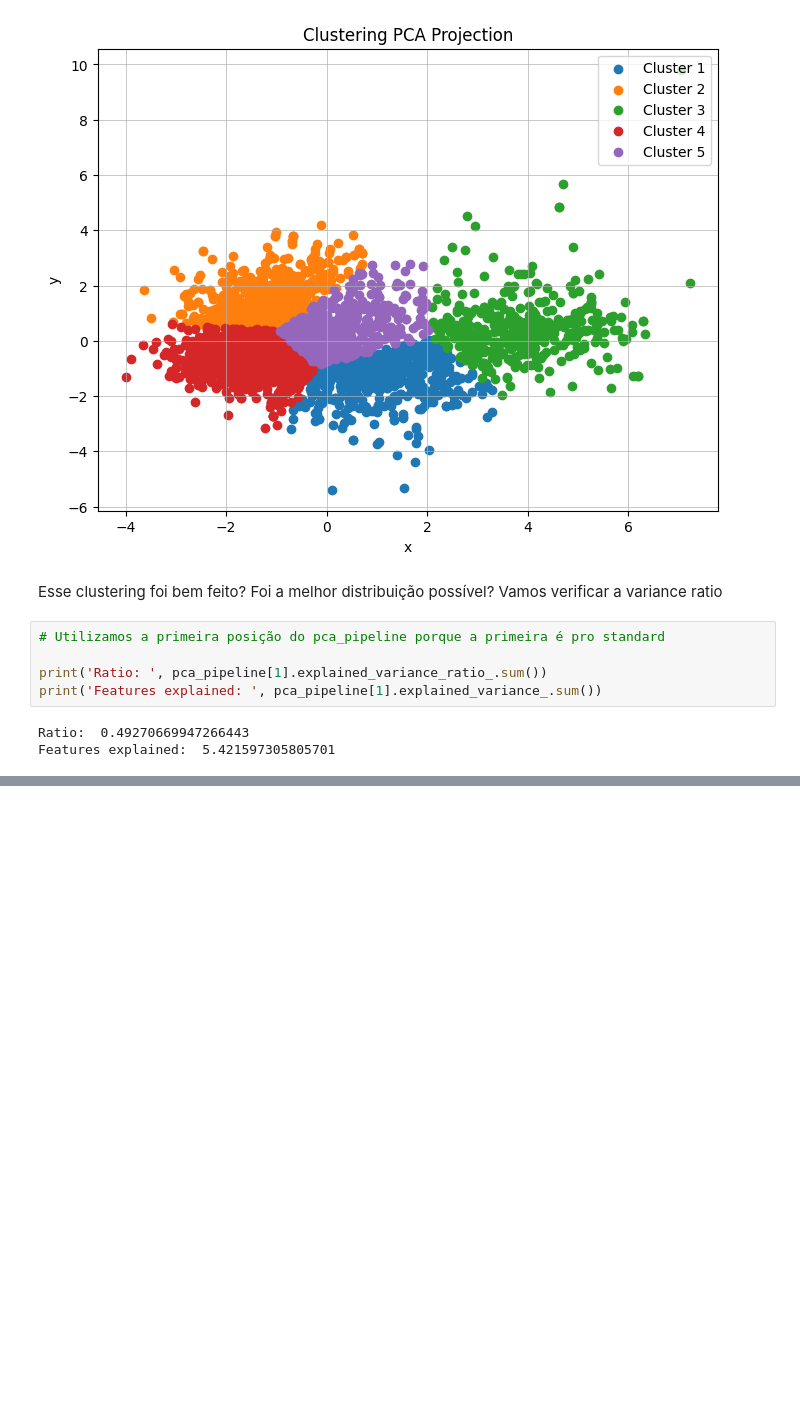
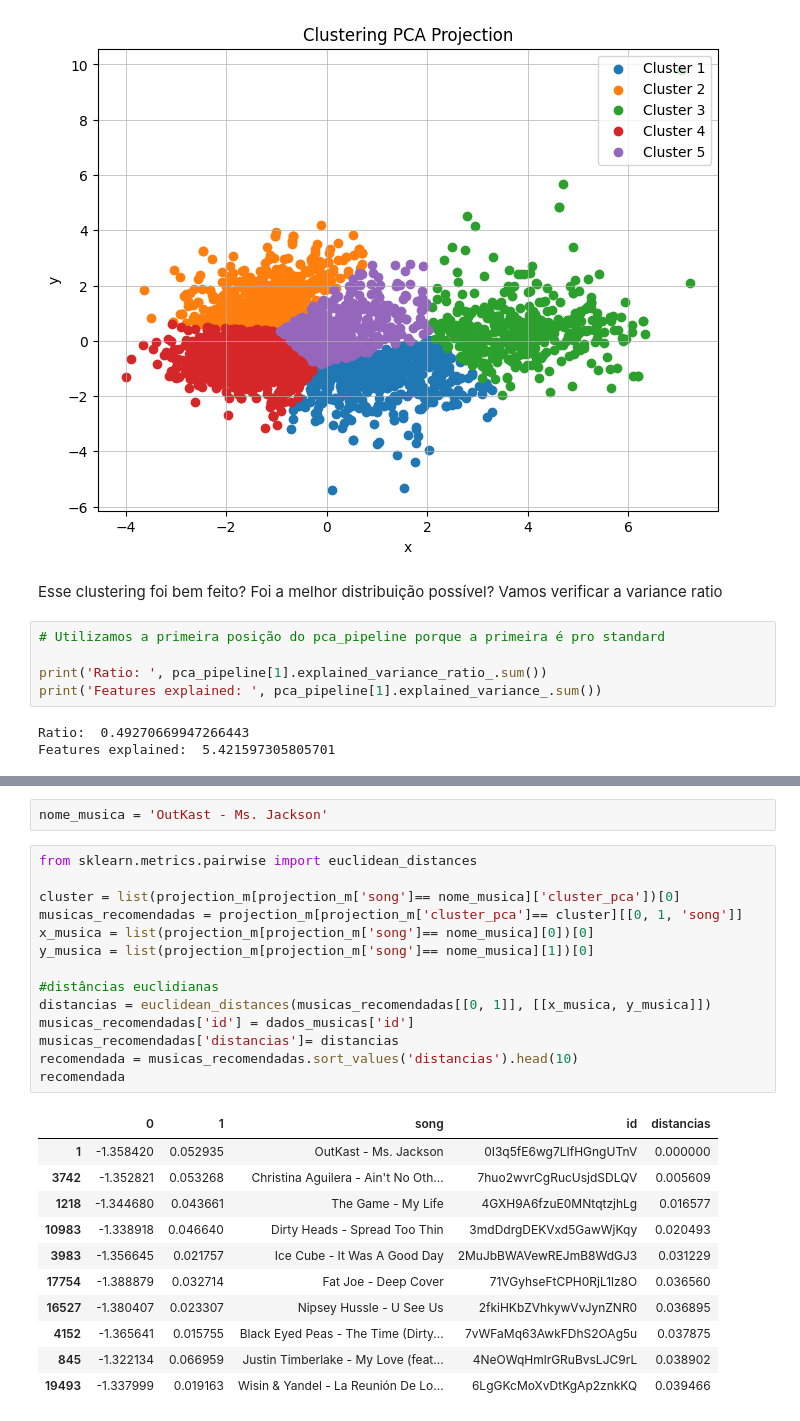
Before and after one commit to Shnrqpdr/spotify-recomendator, a Jupyter notebook: spotify-nb.ipynb, the cells around one changed output, grey strips where cells are left out. Cells and saved outputs as stored; diff of their text form; blank space fills up the shorter version.

```diff
--- a/spotify-nb.ipynb
+++ b/spotify-nb.ipynb
@@ -313,0 +433,28 @@ Features explained:  5.421597305805701
+# %%
+nome_musica = 'OutKast - Ms. Jackson'
+# %%
+from sklearn.metrics.pairwise import euclidean_distances
+
+cluster = list(projection_m[projection_m['song']== nome_musica]['cluster_pca'])[0]
+musicas_recomendadas = projection_m[projection_m['cluster_pca']== cluster][[0, 1, 'song']]
+x_musica = list(projection_m[projection_m['song']== nome_musica][0])[0]
+y_musica = list(projection_m[projection_m['song']== nome_musica][1])[0]
+
+#distâncias euclidianas
+distancias = euclidean_distances(musicas_recomendadas[[0, 1]], [[x_musica, y_musica]])
+musicas_recomendadas['id'] = dados_musicas['id']
+musicas_recomendadas['distancias']= distancias
+recomendada = musicas_recomendadas.sort_values('distancias').head(10)
+recomendada
+# %% [output]
+|  | 0 | 1 | song | id | distancias |
+| 1 | -1.358420 | 0.052935 | OutKast - Ms. Jackson | 0I3q5fE6wg7LIfHGngUTnV | 0.000000 |
+| 3742 | -1.352821 | 0.053268 | Christina Aguilera - Ain't No Oth... | 7huo2wvrCgRucUsjdSDLQV | 0.005609 |
+| 1218 | -1.344680 | 0.043661 | The Game - My Life | 4GXH9A6fzuE0MNtqtzjhLg | 0.016577 |
+| 10983 | -1.338918 | 0.046640 | Dirty Heads - Spread Too Thin | 3mdDdrgDEKVxd5GawWjKqy | 0.020493 |
+| 3983 | -1.356645 | 0.021757 | Ice Cube - It Was A Good Day | 2MuJbBWAVewREJmB8WdGJ3 | 0.031229 |
+| 17754 | -1.388879 | 0.032714 | Fat Joe - Deep Cover | 71VGyhseFtCPH0RjL1lz8O | 0.036560 |
+| 16527 | -1.380407 | 0.023307 | Nipsey Hussle - U See Us | 2fkiHKbZVhkywVvJynZNR0 | 0.036895 |
+| 4152 | -1.365641 | 0.015755 | Black Eyed Peas - The Time (Dirty... | 7vWFaMq63AwkFDhS2OAg5u | 0.037875 |
+| 845 | -1.322134 | 0.066959 | Justin Timberlake - My Love (feat... | 4NeOWqHmlrGRuBvsLJC9rL | 0.038902 |
+| 19493 | -1.337999 | 0.019163 | Wisin & Yandel - La Reunión De Lo... | 6LgGKcMoXvDtKgAp2znkKQ | 0.039466 |
```
Also changed, not shown: parts of 17 cells of this notebook.
